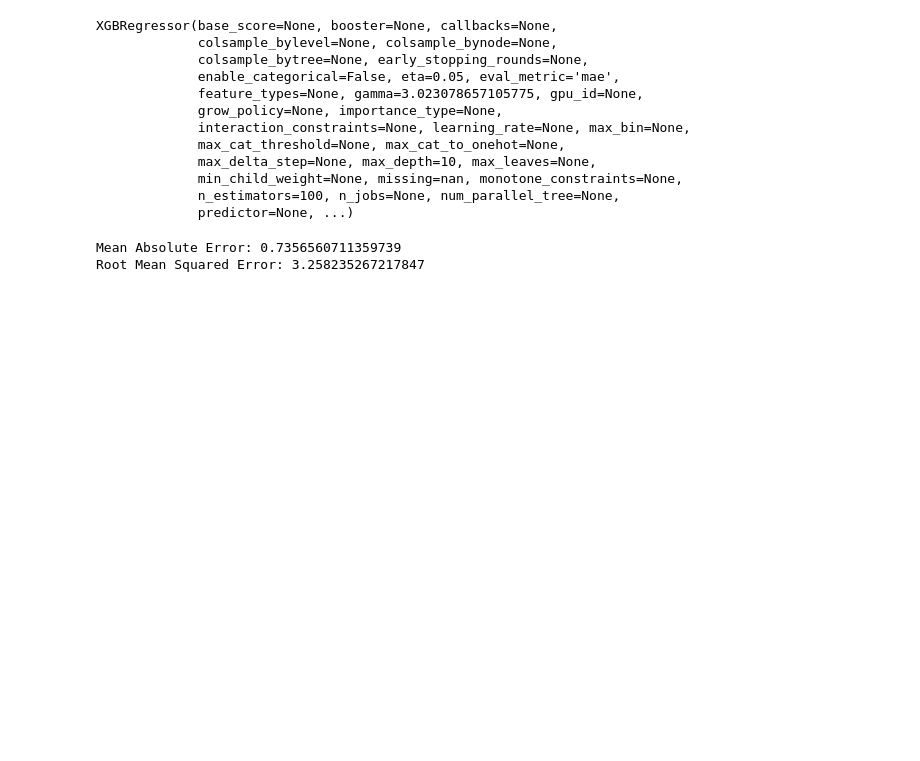
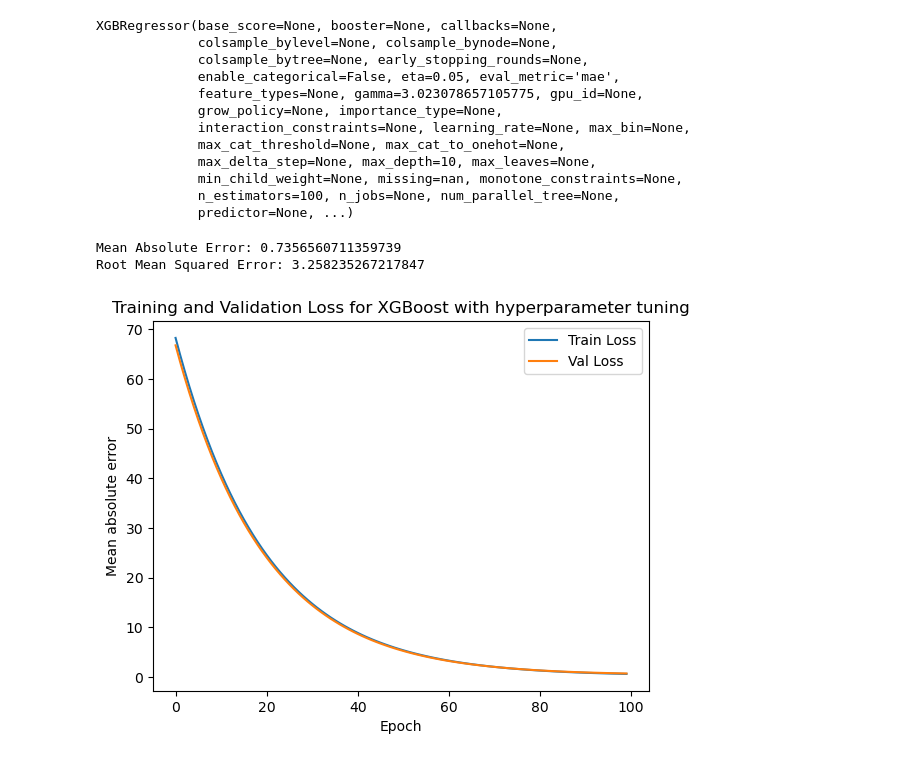
Before and after one commit to xiao-lin-ux/EAEE4000-AQI-Project, a Jupyter notebook: xgboost_current.ipynb, the cells around one changed output. Cells and saved outputs as stored; diff of their text form; code cells hidden in the pictures; blank space fills up the shorter version.

Commit message:
Updated hyperparameter tuning

```diff
--- a/xgboost_current.ipynb
+++ b/xgboost_current.ipynb
@@ -354,3 +354,18 @@ print(f"Root Mean Squared Error: {rmse2}")
 # %% [output]
 Mean Absolute Error: 0.7356560711359739
 Root Mean Squared Error: 3.258235267217847
+# %%
+# plot training and val loss
+results = xgb_regressor2.evals_result()
+epochs = len(results['validation_0']['mae'])
+x_axis = range(0, epochs)
+plt.figure()
+plt.xlabel('Epoch')
+plt.ylabel('Mean absolute error')
+plt.plot(x_axis, results['validation_0']['mae'], label='Train Loss')
+plt.plot(x_axis,results['validation_1']['mae'], label='Val Loss')
+plt.title('Training and Validation Loss for XGBoost with hyperparameter tuning')
+plt.legend()
+plt.show()
+# %% [output]
+[figure, added]
```
Also changed, not shown: parts of 3 cells of this notebook.
